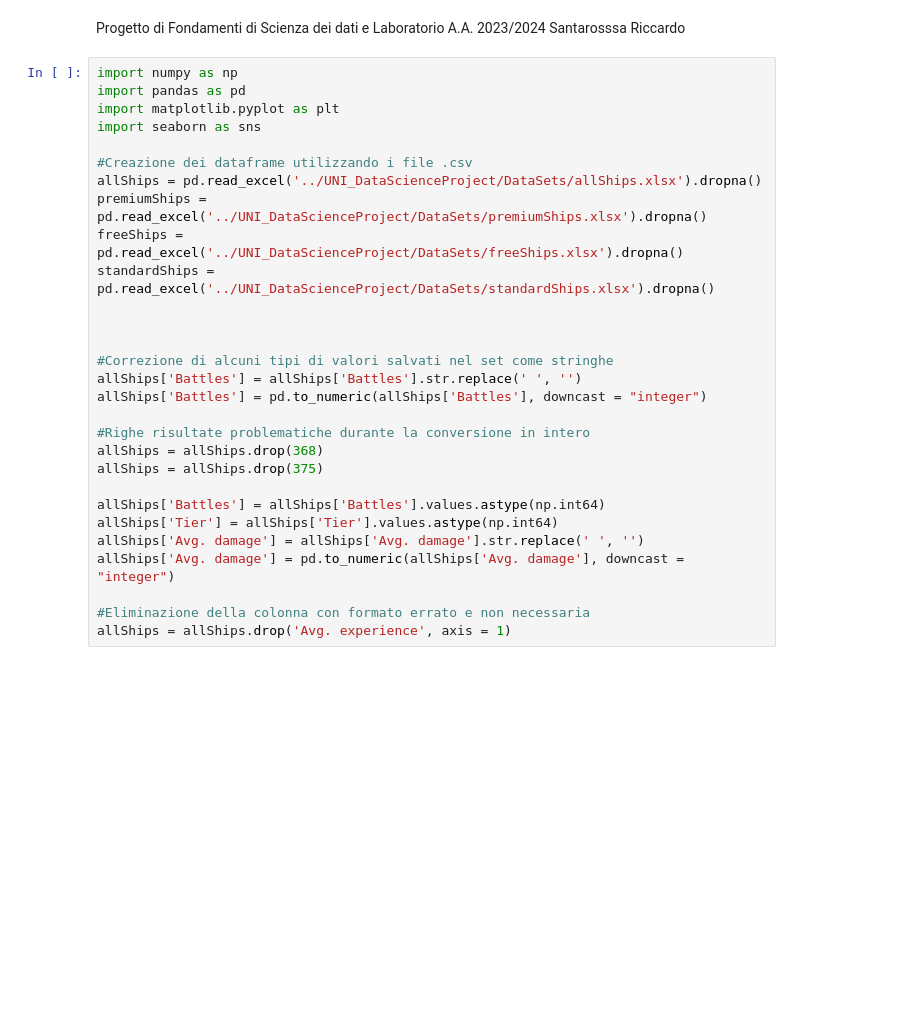
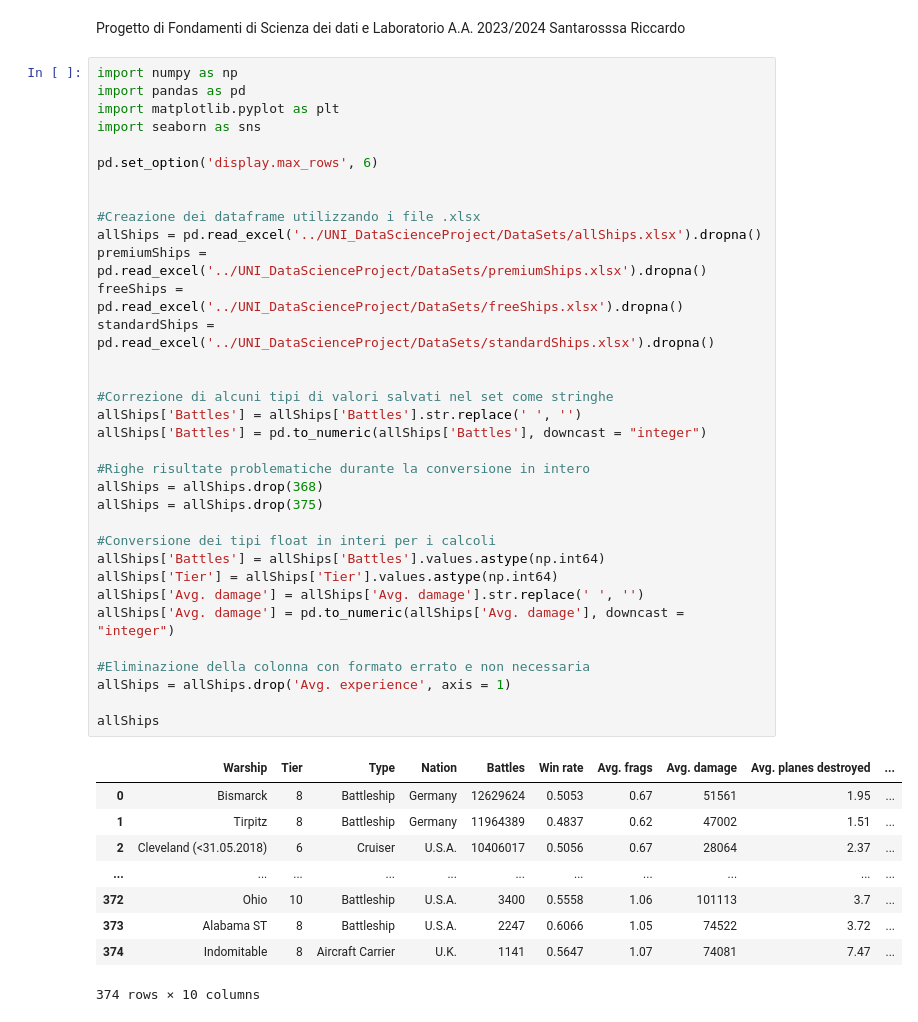
Before and after one commit to riccardosantarossa/UNI_DataScienceProject, a Jupyter notebook: project.ipynb, the cells around one changed output. Drawn from its saved outputs; the diff is of its cells as text; blank space fills up the shorter version.

```diff
--- a/project.ipynb
+++ b/project.ipynb
@@ -5,32 +5,47 @@ Santarosssa Riccardo
 # %%
 import numpy as np
 import pandas as pd
 import matplotlib.pyplot as plt
 import seaborn as sns
 
-#Creazione dei dataframe utilizzando i file .csv
+pd.set_option('display.max_rows', 6)
+
+
+#Creazione dei dataframe utilizzando i file .xlsx
 allShips = pd.read_excel('../UNI_DataScienceProject/DataSets/allShips.xlsx').dropna()
 premiumShips = pd.read_excel('../UNI_DataScienceProject/DataSets/premiumShips.xlsx').dropna()
 freeShips = pd.read_excel('../UNI_DataScienceProject/DataSets/freeShips.xlsx').dropna()
 standardShips = pd.read_excel('../UNI_DataScienceProject/DataSets/standardShips.xlsx').dropna()
-
 
 
 #Correzione di alcuni tipi di valori salvati nel set come stringhe
 allShips['Battles'] = allShips['Battles'].str.replace(' ', '')
 allShips['Battles'] = pd.to_numeric(allShips['Battles'], downcast = "integer")
 
 #Righe risultate problematiche durante la conversione in intero
 allShips = allShips.drop(368)
 allShips = allShips.drop(375)
 
+#Conversione dei tipi float in interi per i calcoli
 allShips['Battles'] = allShips['Battles'].values.astype(np.int64)
 allShips['Tier'] = allShips['Tier'].values.astype(np.int64)
 allShips['Avg. damage'] = allShips['Avg. damage'].str.replace(' ', '')
 allShips['Avg. damage'] = pd.to_numeric(allShips['Avg. damage'], downcast = "integer")
 
 #Eliminazione della colonna con formato errato e non necessaria
 allShips = allShips.drop('Avg. experience', axis = 1)
+
+allShips
+# %% [output]
+|  | Warship | Tier | Type | Nation | Battles | Win rate | Avg. frags | Avg. damage | Avg. planes destroyed | ... |
+| 0 | Bismarck | 8 | Battleship | Germany | 12629624 | 0.5053 | 0.67 | 51561 | 1.95 | ... |
+| 1 | Tirpitz | 8 | Battleship | Germany | 11964389 | 0.4837 | 0.62 | 47002 | 1.51 | ... |
+| 2 | Cleveland (<31.05.2018) | 6 | Cruiser | U.S.A. | 10406017 | 0.5056 | 0.67 | 28064 | 2.37 | ... |
+| ... | ... | ... | ... | ... | ... | ... | ... | ... | ... | ... |
+| 372 | Ohio | 10 | Battleship | U.S.A. | 3400 | 0.5558 | 1.06 | 101113 | 3.7 | ... |
+| 373 | Alabama ST | 8 | Battleship | U.S.A. | 2247 | 0.6066 | 1.05 | 74522 | 3.72 | ... |
+| 374 | Indomitable | 8 | Aircraft Carrier | U.K. | 1141 | 0.5647 | 1.07 | 74081 | 7.47 | ... |
+374 rows × 10 columns
 # %%
 #Costruzione del dataset con i miei dati (fonte: https://wows-numbers.com/)
 
```
Also changed, not shown: parts of 5 cells of this notebook.
